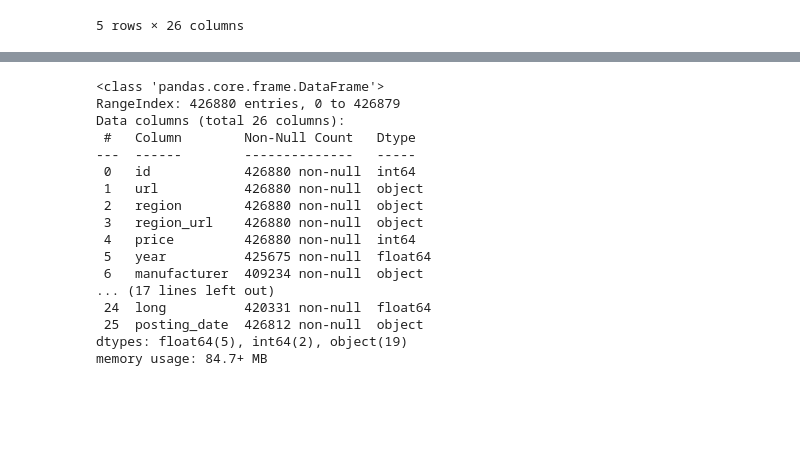
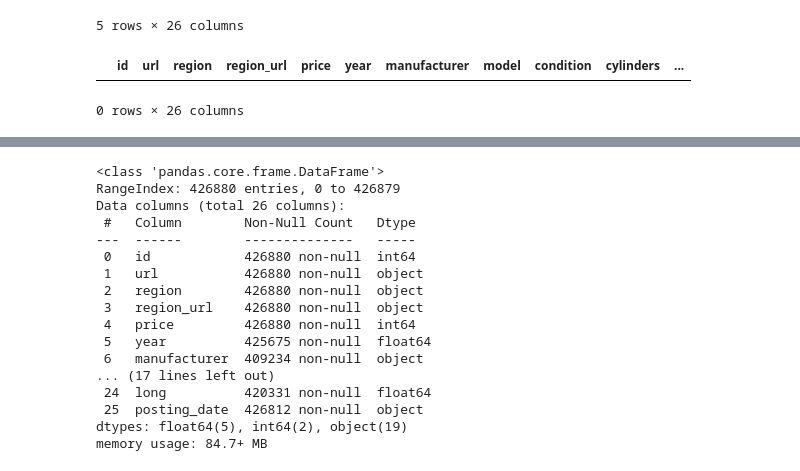
Before and after one commit to joelpoliveira/DW-PipelineDev, a Jupyter notebook: src/stage_1/vehicles.ipynb, the cells around one changed output, grey strips where cells are left out. Saved outputs shown, nothing was run; the diff lists cells and outputs as text; code cells hidden in the pictures; blank space fills up the shorter version.

```diff
--- a/src/stage_1/vehicles.ipynb
+++ b/src/stage_1/vehicles.ipynb
@@ -20,6 +20,13 @@ df_cars.head()
 | 3 | 7222270760 | https://worcester.craigslist.org/... | worcester / central MA | https://worcester.craigslist.org | 1500 | NaN | NaN | NaN | NaN | NaN | ... |
 | 4 | 7210384030 | https://greensboro.craigslist.org... | greensboro | https://greensboro.craigslist.org | 4900 | NaN | NaN | NaN | NaN | NaN | ... |
 5 rows × 26 columns
+# %%
+df_cars = df_cars[df_cars["price"] > 0]
+# %%
+df_cars[df_cars["year"] < 1800]
+# %% [output]
+|  | id | url | region | region_url | price | year | manufacturer | model | condition | cylinders | ... |
+0 rows × 26 columns
 # %%
 df_cars.tail()
 # %% [output]
```
Also changed, not shown: parts of 4 cells of this notebook, 4 other files.
